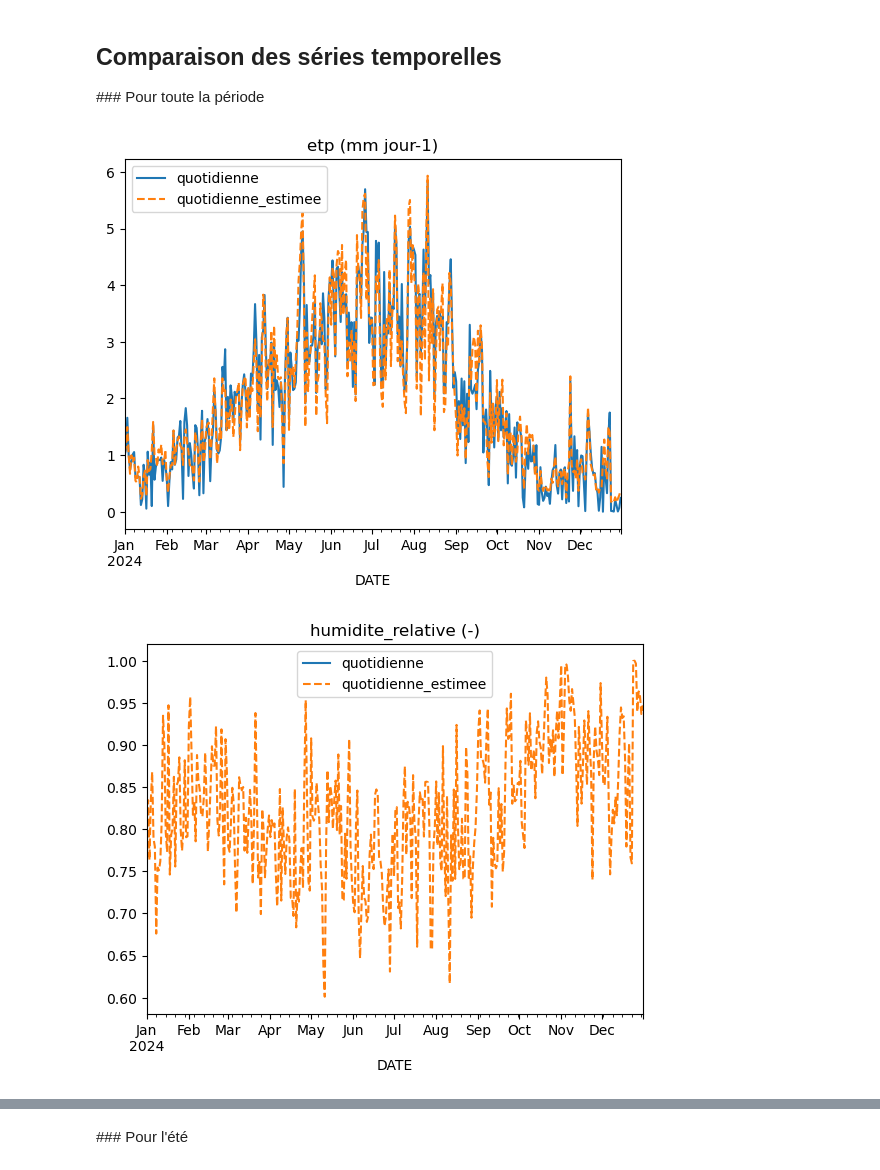
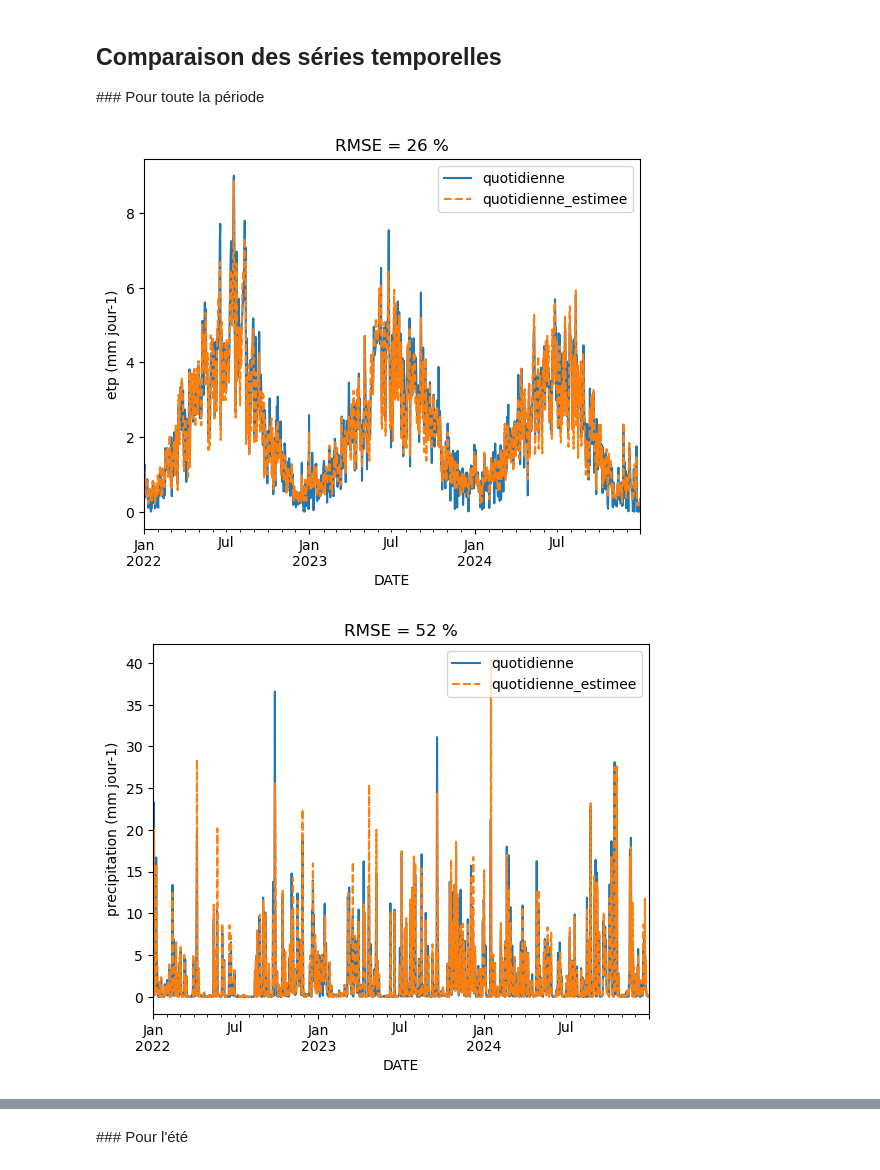
Before and after one commit to atantet/agri-notebooks, a Jupyter notebook: comparaison_donnee_etp_calcul_etp.ipynb, the cells around one changed output, grey strips where cells are left out. Cells and saved outputs as stored; diff of their text form; code cells hidden in the pictures.

```diff
--- a/comparaison_donnee_etp_calcul_etp.ipynb
+++ b/comparaison_donnee_etp_calcul_etp.ipynb
@@ -10,8 +10,8 @@ REF_STATION_NAME = 'La Petite Claye'
 METEOFRANCE_API = 'DPClim'
 
 # Période des données
-DATE_DEB_PERIODE = '2024-01-01T00:00:00Z'
-DATE_FIN_PERIODE = '2024-12-31T23:00:00Z'
+DATE_DEB_PERIODE = '2022-01-01T00:00:00Z'
+DATE_FIN_PERIODE = '2024-12-31T00:00:00Z'
 
 # Fréquence des données climatiques
 METEOFRANCE_FREQUENCE_ARR = ['quotidienne', 'quotidienne_estimee']
@@ -75,11 +75,25 @@ df_meteo_ref_comp
 
 ### Pour toute la période
 # %%
-# Plot full time series
+from sklearn.metrics import root_mean_squared_error
+
+# Plot des séries temporelles entières
 style = ['-', '--']
 for variable in df_meteo_ref_comp.columns.levels[0]:
-    title = f"{variable} ({meteofrance.UNITES[variable]})"
-    df_meteo_ref_comp[variable].plot(style=style, title=title)
+    # Identification des points valides pour les deux séries
+    y_true = df_meteo_ref_comp[(variable, METEOFRANCE_FREQUENCE_ARR[0])]
+    y_pred = df_meteo_ref_comp[(variable, METEOFRANCE_FREQUENCE_ARR[1])]
+    valid = ~(y_true.isnull() | y_pred.isnull())
+
+    if valid.any():
+        # Calcul RMSE entre séries
+        rmse = root_mean_squared_error(y_true[valid], y_pred[valid])
+        rmse_rel = rmse / y_true.std() * 100
+
+        # Plot
+        title = f"RMSE = {rmse_rel:.0f} %"
+        ylabel = f"{variable} ({meteofrance.UNITES[variable]})"
+        df_meteo_ref_comp[variable].plot(style=style, title=title, ylabel=ylabel)
 # %% [output]
-[figure, old version]
+[figure, new version]
-[figure, old version]
+[figure, new version]
```
Also changed, not shown: parts of 3 cells of this notebook, 3 other files.
